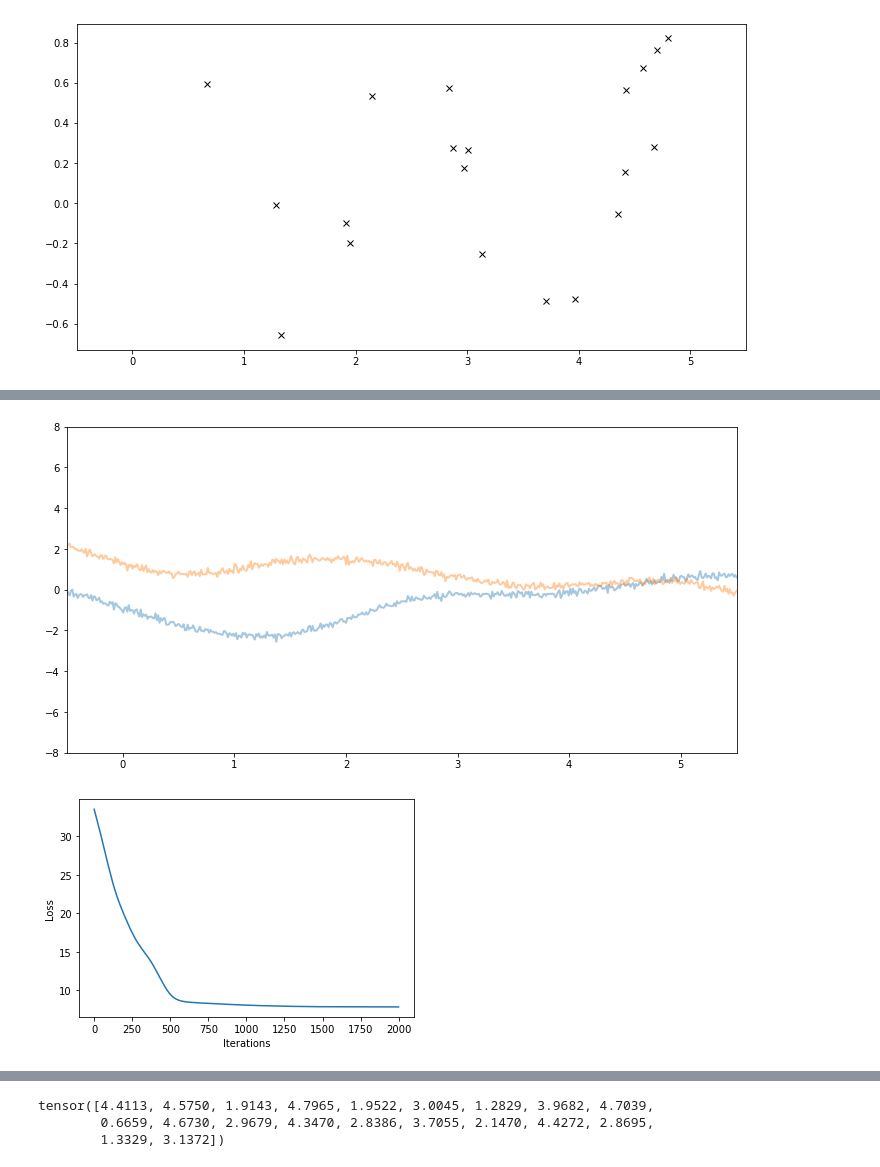
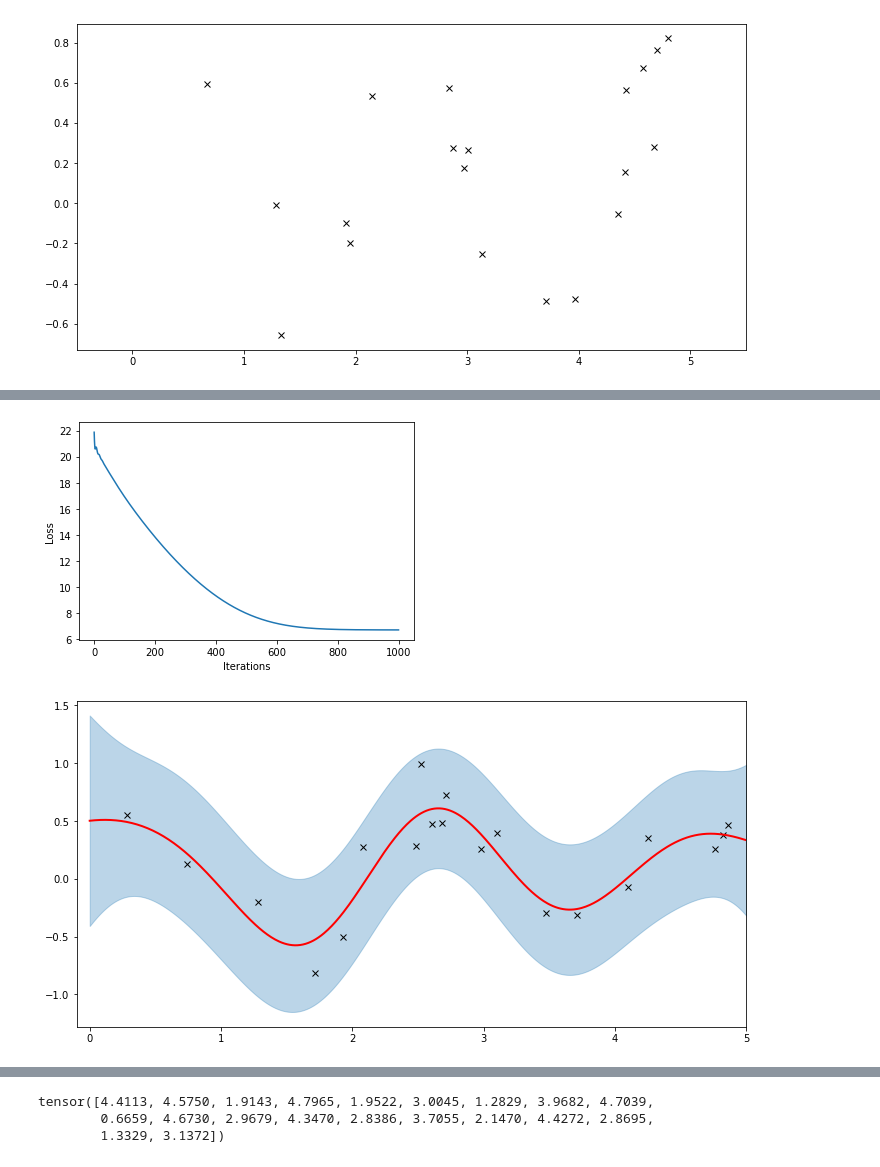
Before and after one commit to eyhl/premis, a Jupyter notebook: notebooks/gp_thickness.ipynb, the cells around one changed output, grey strips where cells are left out. Saved outputs shown, nothing was run; the diff lists cells and outputs as text; code cells hidden in the pictures.

```diff
--- a/notebooks/gp_thickness.ipynb
+++ b/notebooks/gp_thickness.ipynb
@@ -508,9 +492,0 @@ _ = plt.ylim((-8, 8))
-# %%
-kernel3 = gp.kernels.RBF(
-    input_dim=1, variance=torch.tensor(1.0), lengthscale=torch.tensor(1)
-)
-gpr3 = gp.models.GPRegression(X, y, kernel3, noise=torch.tensor(0.01))
-plot(model=gpr3, kernel=kernel3, n_prior_samples=2)
-_ = plt.ylim((-8, 8))
-# %% [output]
-[figure, removed]
@@ -535,11 +493,33 @@ for i in range(num_steps):
-# %%
-# let's plot the loss curve after 2000 steps of training
-def plot_loss(loss):
-    plt.plot(loss)
-    plt.xlabel("Iterations")
-    _ = plt.ylabel("Loss")  # supress output text
-
-
-plot_loss(losses)
-# %% [output]
-[figure, removed]
+# %%
+N = 20
+X = dist.Uniform(0.0, 5.0).sample(sample_shape=(N,)).double()
+y = 0.5 * torch.sin(3 * X) + dist.Normal(0.0, 0.2).sample(sample_shape=(N,)).double()
+# %%
+# Define the same model as before.
+pyro.clear_param_store()
+kernel = gp.kernels.RBF(
+    input_dim=1, variance=torch.tensor(5.0), lengthscale=torch.tensor(1)
+)
+gpr = gp.models.GPRegression(X, y, kernel, noise=torch.tensor(1))
+
+# note that our priors have support on the positive reals
+gpr.kernel.lengthscale = pyro.nn.PyroSample(dist.LogNormal(0.0, 1.0))
+gpr.kernel.variance = pyro.nn.PyroSample(dist.LogNormal(0.0, 0.01))
+
+optimizer = torch.optim.Adam(gpr.parameters(), lr=0.005)
+loss_fn = pyro.infer.Trace_ELBO().differentiable_loss
+losses = []
+num_steps = 1000
+for i in range(num_steps):
+    optimizer.zero_grad()
+    loss = loss_fn(gpr.model, gpr.guide)
+    loss.backward()
+    optimizer.step()
+    losses.append(loss.item())
+
+plot_loss(losses)
+X_test = torch.linspace(0, 5, 500).double()  # test inputs
+plot(X_test, model=gpr, plot_observed_data=True, plot_predictions=True, limits=[-0.1, 5])
+# %% [output]
+[figure, added]
+[figure, added]
```
Also changed, not shown: parts of 23 cells of this notebook, 1 other file.
